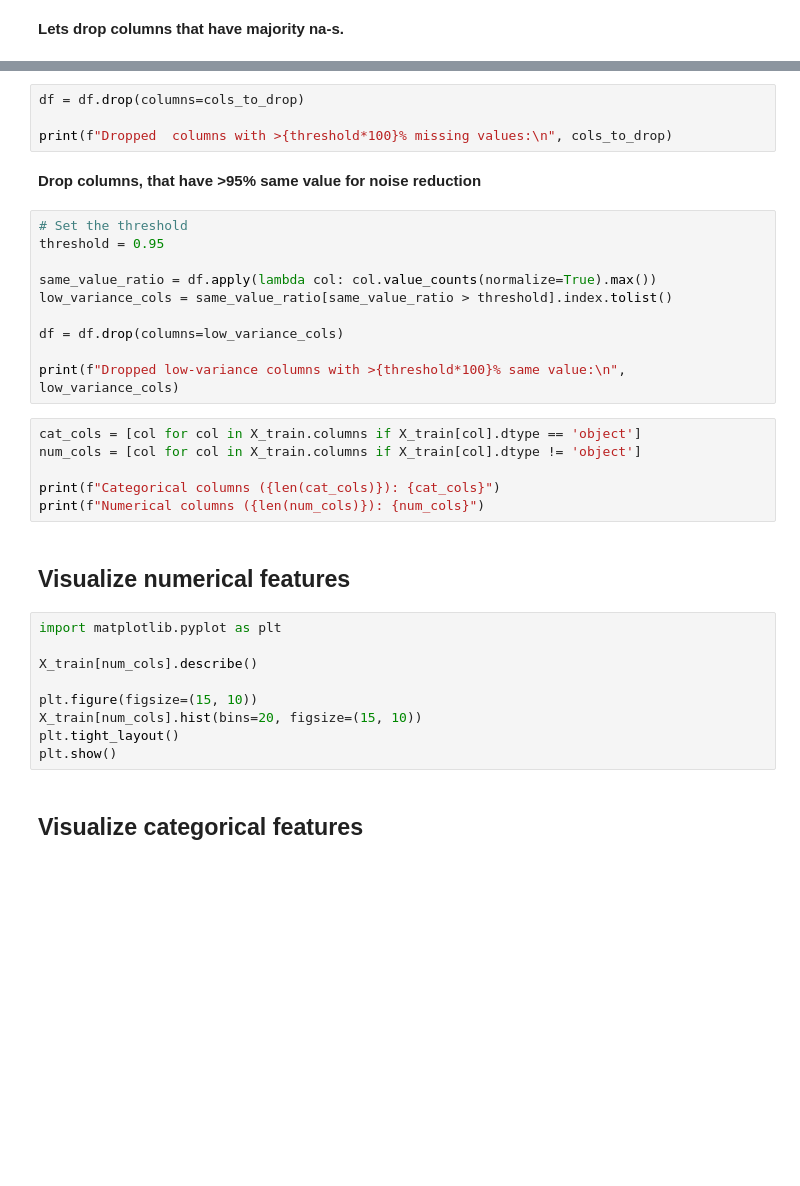
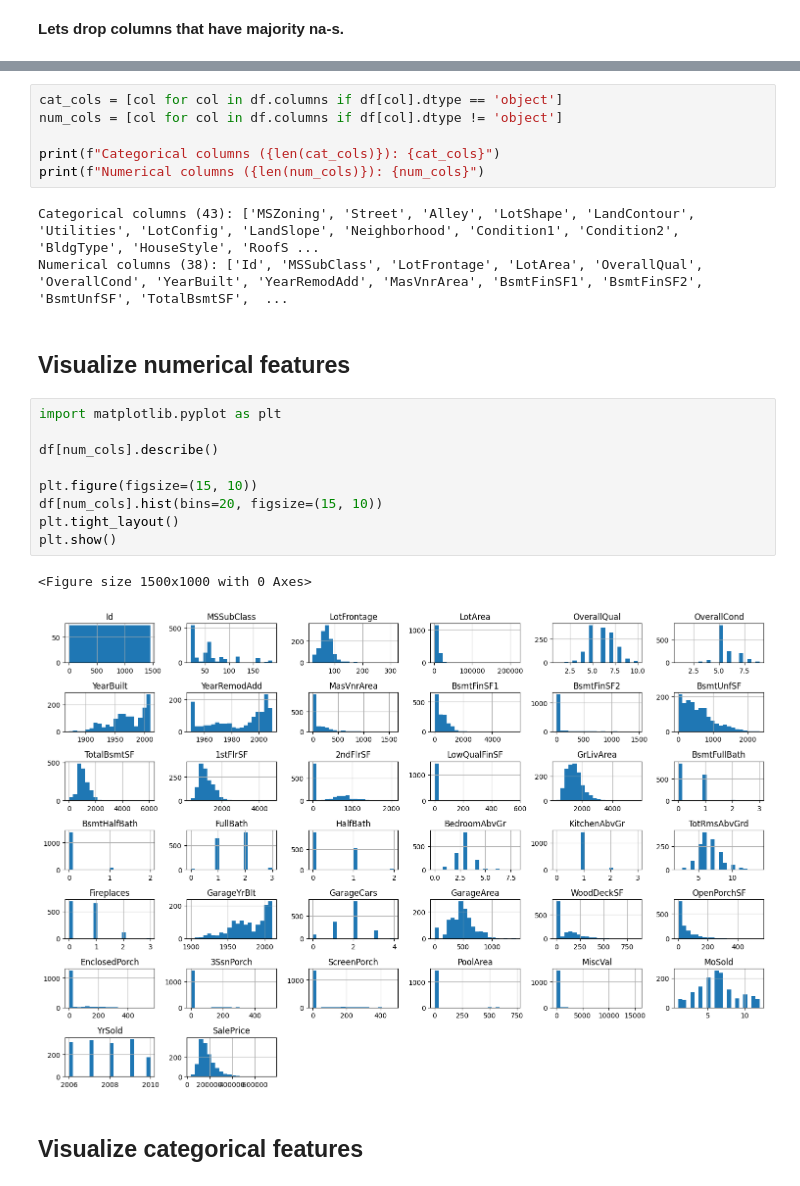
Before and after one commit to ekvirika/HousePrices, a Jupyter notebook: model-experiment.ipynb, the cells around one changed output, grey strips where cells are left out. Drawn from its saved outputs; the diff is of its cells as text; blank space fills up the shorter version.

```diff
--- a/model-experiment.ipynb
+++ b/model-experiment.ipynb
@@ -110,36 +113,26 @@ for col in cols_to_drop:
-# %%
-df = df.drop(columns=cols_to_drop)
-
-print(f"Dropped  columns with >{threshold*100}% missing values:\n", cols_to_drop)
-# %% [markdown]
-**Drop columns, that have >95% same value for noise reduction**
-# %%
-# Set the threshold
-threshold = 0.95
-
-same_value_ratio = df.apply(lambda col: col.value_counts(normalize=True).max())
-low_variance_cols = same_value_ratio[same_value_ratio > threshold].index.tolist()
-
-df = df.drop(columns=low_variance_cols)
-
-print(f"Dropped low-variance columns with >{threshold*100}% same value:\n", low_variance_cols)
 # %%
-cat_cols = [col for col in X_train.columns if X_train[col].dtype == 'object']
-num_cols = [col for col in X_train.columns if X_train[col].dtype != 'object']
+cat_cols = [col for col in df.columns if df[col].dtype == 'object']
+num_cols = [col for col in df.columns if df[col].dtype != 'object']
 
 print(f"Categorical columns ({len(cat_cols)}): {cat_cols}")
 print(f"Numerical columns ({len(num_cols)}): {num_cols}")
+# %% [output]
+Categorical columns (43): ['MSZoning', 'Street', 'Alley', 'LotShape', 'LandContour', 'Utilities', 'LotConfig', 'LandSlope', 'Neighborhood', 'Condition1', 'Condition2', 'BldgType', 'HouseStyle', 'RoofS ...
+Numerical columns (38): ['Id', 'MSSubClass', 'LotFrontage', 'LotArea', 'OverallQual', 'OverallCond', 'YearBuilt', 'YearRemodAdd', 'MasVnrArea', 'BsmtFinSF1', 'BsmtFinSF2', 'BsmtUnfSF', 'TotalBsmtSF',  ...
 # %% [markdown]
 ## Visualize numerical features
 # %%
 import matplotlib.pyplot as plt
 
-X_train[num_cols].describe()
+df[num_cols].describe()
 
 plt.figure(figsize=(15, 10))
-X_train[num_cols].hist(bins=20, figsize=(15, 10))
+df[num_cols].hist(bins=20, figsize=(15, 10))
 plt.tight_layout()
 plt.show()
+# %% [output]
+<Figure size 1500x1000 with 0 Axes>
+[figure, added]
 # %% [markdown]
 ## Visualize categorical features
 # %%
```
Also changed, not shown: parts of 36 cells of this notebook, 10 other files.
